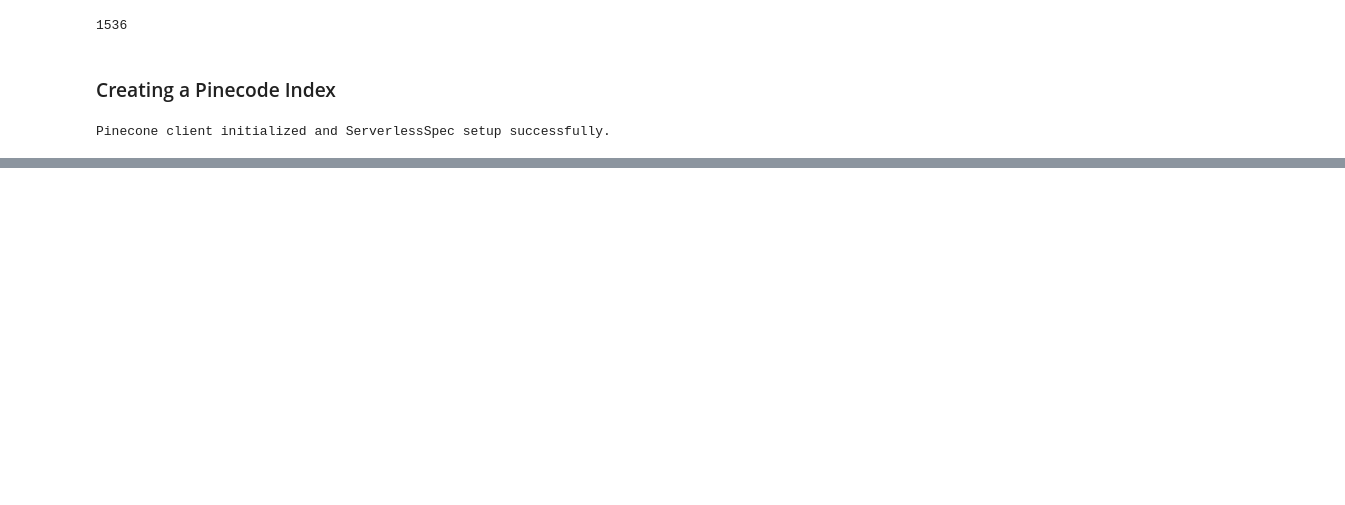
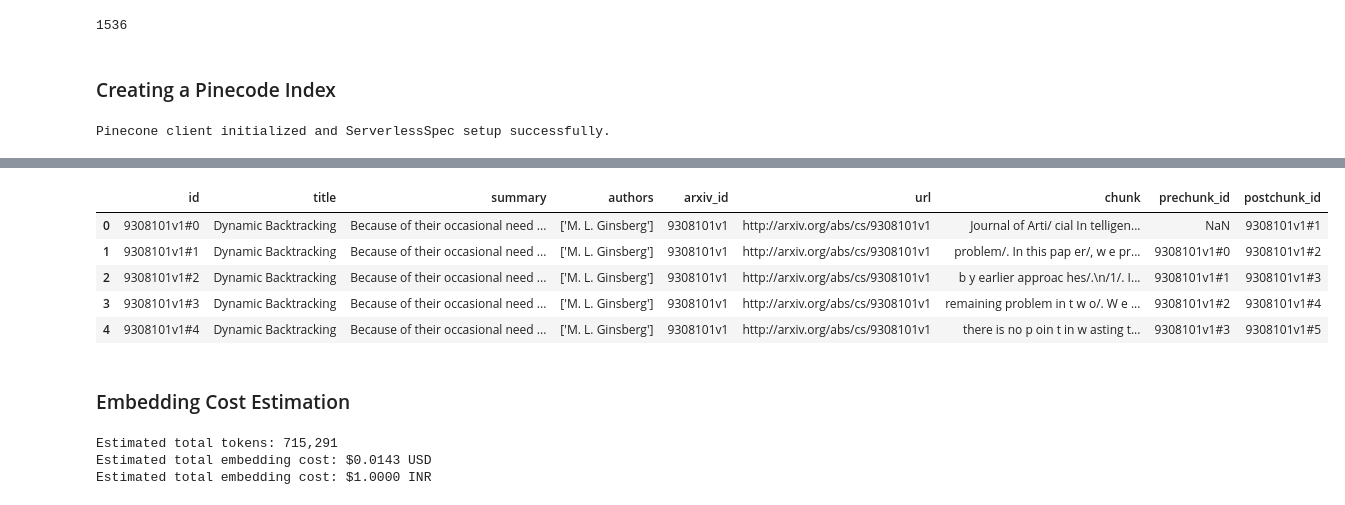
Before and after one commit to aioverloadedVIV/LangGraph, a Jupyter notebook: notebooks/research_agent.ipynb, the cells around one changed output, grey strips where cells are left out. Saved outputs shown, nothing was run; the diff lists cells and outputs as text; code cells hidden in the pictures; blank space fills up the shorter version.

```diff
--- a/notebooks/research_agent.ipynb
+++ b/notebooks/research_agent.ipynb
@@ -401,0 +468,32 @@ Pinecone client initialized and ServerlessSpec setup successfully.
+# %%
+expanded_df = expanded_df.drop(columns=["Unnamed: 0"])
+# %%
+expanded_df.iloc[:5]
+# %% [output]
+|  | id | title | summary | authors | arxiv_id | url | chunk | prechunk_id | postchunk_id |
+| 0 | 9308101v1#0 | Dynamic Backtracking | Because of their occasional need ... | ['M. L. Ginsberg'] | 9308101v1 | http://arxiv.org/abs/cs/9308101v1 | Journal of Arti/ cial In telligen... | NaN | 9308101v1#1 |
+| 1 | 9308101v1#1 | Dynamic Backtracking | Because of their occasional need ... | ['M. L. Ginsberg'] | 9308101v1 | http://arxiv.org/abs/cs/9308101v1 | problem/. In this pap er/, w e pr... | 9308101v1#0 | 9308101v1#2 |
+| 2 | 9308101v1#2 | Dynamic Backtracking | Because of their occasional need ... | ['M. L. Ginsberg'] | 9308101v1 | http://arxiv.org/abs/cs/9308101v1 | b y earlier approac hes/.\n/1/. I... | 9308101v1#1 | 9308101v1#3 |
+| 3 | 9308101v1#3 | Dynamic Backtracking | Because of their occasional need ... | ['M. L. Ginsberg'] | 9308101v1 | http://arxiv.org/abs/cs/9308101v1 | remaining problem in t w o/. W e ... | 9308101v1#2 | 9308101v1#4 |
+| 4 | 9308101v1#4 | Dynamic Backtracking | Because of their occasional need ... | ['M. L. Ginsberg'] | 9308101v1 | http://arxiv.org/abs/cs/9308101v1 | there is no p oin t in w asting t... | 9308101v1#3 | 9308101v1#5 |
+# %% [markdown]
+### Embedding Cost Estimation
+# %%
+# Embedding Cost Estimation - Run a quick token-count analysis without calling OpenAI APIs:
+
+import tiktoken
+
+encoding = tiktoken.encoding_for_model("text-embedding-3-small")
+expanded_df["tokens"] = expanded_df["chunk"].apply(lambda x: len(encoding.encode(x)))
+
+total_tokens = expanded_df['tokens'].sum()
+cost_per_1k = 0.00002 #USD
+estimated_cost = (total_tokens/1000) * cost_per_1k
+
+print(f"Estimated total tokens: {total_tokens:,}")
+print(f"Estimated total embedding cost: ${estimated_cost:.4f} USD")
+print(f"Estimated total embedding cost: ${int(estimated_cost*88):.4f} INR") # $1 = ~INR 88
+# %% [output]
+Estimated total tokens: 715,291
+Estimated total embedding cost: $0.0143 USD
+Estimated total embedding cost: $1.0000 INR
```
Also changed, not shown: parts of 8 cells of this notebook.
